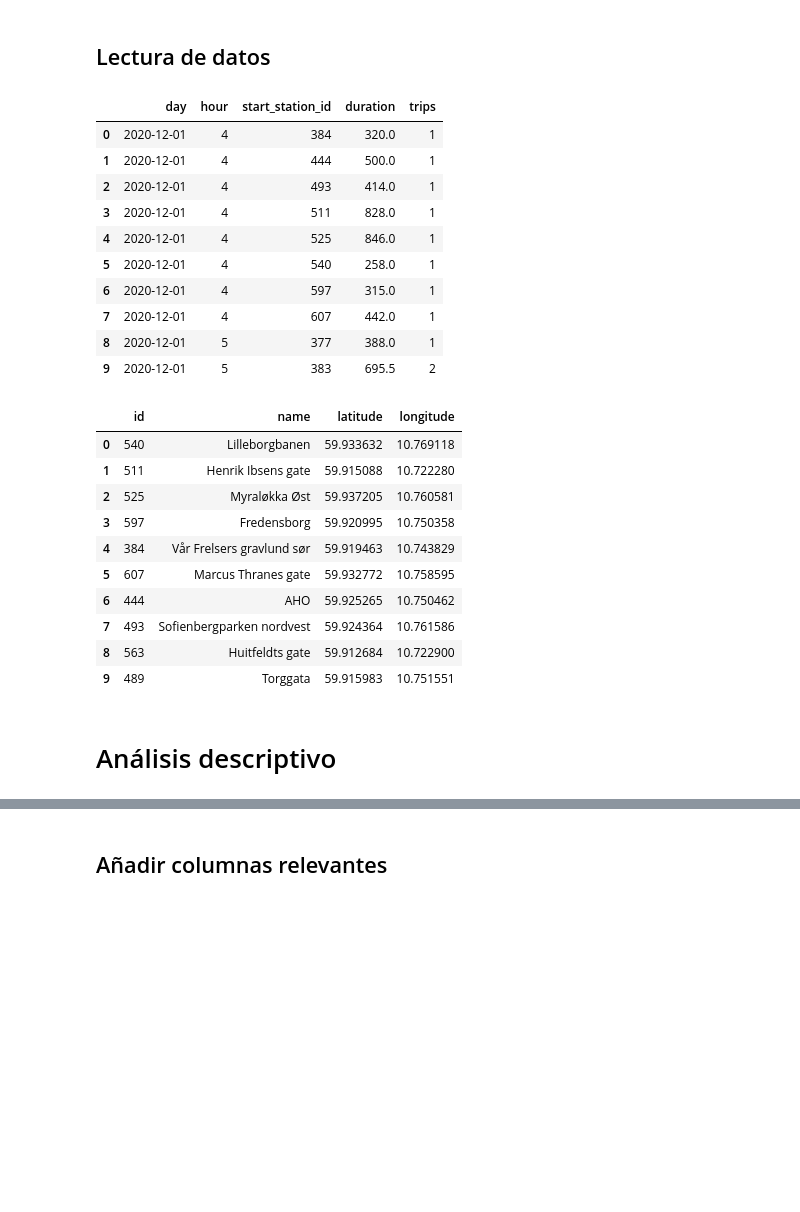
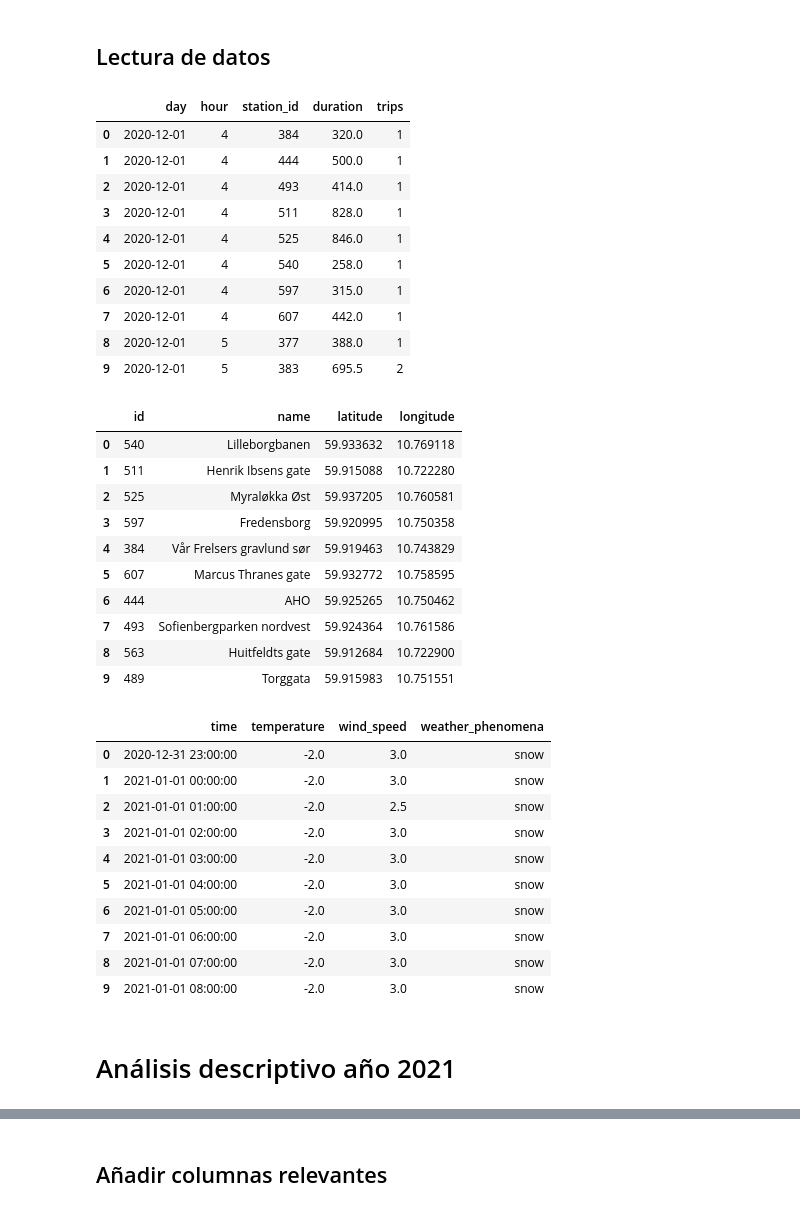
Before and after one commit to jsainero/BSS-Oslo, a Jupyter notebook: TFM.ipynb, the cells around one changed output, grey strips where cells are left out. Drawn from its saved outputs; the diff is of its cells as text; code cells hidden in the pictures; blank space fills up the shorter version.

```diff
--- a/TFM.ipynb
+++ b/TFM.ipynb
@@ -53,3 +70,32 @@ def stations_data(df):
+# %%
+import pytz
+
+def weather_data(filepath):
+
+  df = pd.read_csv(filepath, sep=';', comment='#')
+  df_cleaned = df.iloc[:,[0,1,6,8]]
+  df_cleaned.columns = ['time','temperature','wind_speed', 'weather_phenomena']
+
+  df_cleaned['weather_phenomena'] = df_cleaned['weather_phenomena'].fillna('no phenomena')
+  df_cleaned['weather_phenomena'] = df_cleaned['weather_phenomena'].str.lower()
+  df_cleaned.loc[df_cleaned['weather_phenomena'].str.contains('snow'),'weather_phenomena'] = 'snow'
+  df_cleaned.loc[df_cleaned['weather_phenomena'].str.contains('rain|drizzle|thunderstorm|shower'),'weather_phenomena'] = 'rain'
+  df_cleaned.loc[df_cleaned['weather_phenomena'].str.contains('fog|mist'),'weather_phenomena'] = 'fog'
+
+  df_cleaned['time'] = pd.to_datetime(df_cleaned['time'], format='%d.%m.%Y %H:%M')
+  df_cleaned = df_cleaned.set_index('time')
+  df_cleaned.index = df_cleaned.index.tz_localize('Europe/Oslo', ambiguous='infer', nonexistent='shift_forward').tz_convert(pytz.utc).tz_convert(None)
+  df_cleaned = df_cleaned.reset_index()
+  df_cleaned.time = df_cleaned.time.dt.round('H')
+
+  agg_dict = {
+      'temperature':'mean',
+      'wind_speed':'mean',
+      'weather_phenomena':weather_phenomema_series
+      }
+  df_grouped = df_cleaned.groupby(['time'], as_index=False).agg(agg_dict)
+
+  return df_grouped
 # %% [markdown]
 ## Lectura de datos
 # %%
@@ -64,26 +110,29 @@ def read_monthly_data(filepath):
 # %%
 def read_data(dirpath):
 
-  df_outbounds = pd.DataFrame(columns=['day', 'hour', 'start_station_id', 'duration','trips'])
-  df_inbounds = pd.DataFrame(columns=['day', 'hour', 'end_station_id', 'duration','trips'])
+  df_outbounds = pd.DataFrame(columns=['day', 'hour', 'station_id', 'duration','trips'])
+  df_inbounds = pd.DataFrame(columns=['day', 'hour', 'station_id', 'duration','trips'])
   df_stations = pd.DataFrame(columns=['id', 'name', 'latitude', 'longitude'])
 
-  for year in os.scandir(dirpath):
+  for year in os.scandir(dirpath+'/bike_trips'):
     for month in os.scandir(year):
       monthly_outbounds, monthly_inbounds, monthly_stations = read_monthly_data(month)
       df_outbounds = df_outbounds.append(monthly_outbounds)
       df_inbounds = df_inbounds.append(monthly_inbounds)
       df_stations = df_stations.append(monthly_stations)
 
-  return df_outbounds, df_inbounds, df_stations.drop_duplicates().reset_index(drop=True)
+  df_weather = weather_data(dirpath+'/weather/oslo_weather_20210101_20221031.csv')
+
+  return df_outbounds, df_inbounds, df_stations.drop_duplicates().reset_index(drop=True), df_weather
 # %%
-DATA_DIR = pathlib.Path('data')
+DATA_DIR = 'data'
 
-outbounds, inbounds, stations = read_data(DATA_DIR) #Esto tarda 2 mins
+outbounds, inbounds, stations, weather = read_data(DATA_DIR) #Esto tarda 2 mins
 display(outbounds.head(10))
 display(stations.head(10))
+display(weather.head(10))
 # %% [output]
-|  | day | hour | start_station_id | duration | trips |
+|  | day | hour | station_id | duration | trips |
 | 0 | 2020-12-01 | 4 | 384 | 320.0 | 1 |
 | 1 | 2020-12-01 | 4 | 444 | 500.0 | 1 |
 | 2 | 2020-12-01 | 4 | 493 | 414.0 | 1 |
@@ -105,8 +154,19 @@ display(stations.head(10))
 | 7 | 493 | Sofienbergparken nordvest | 59.924364 | 10.761586 |
 | 8 | 563 | Huitfeldts gate | 59.912684 | 10.722900 |
 | 9 | 489 | Torggata | 59.915983 | 10.751551 |
+|  | time | temperature | wind_speed | weather_phenomena |
+| 0 | 2020-12-31 23:00:00 | -2.0 | 3.0 | snow |
+| 1 | 2021-01-01 00:00:00 | -2.0 | 3.0 | snow |
+| 2 | 2021-01-01 01:00:00 | -2.0 | 2.5 | snow |
+| 3 | 2021-01-01 02:00:00 | -2.0 | 3.0 | snow |
+| 4 | 2021-01-01 03:00:00 | -2.0 | 3.0 | snow |
+| 5 | 2021-01-01 04:00:00 | -2.0 | 3.0 | snow |
+| 6 | 2021-01-01 05:00:00 | -2.0 | 3.0 | snow |
+| 7 | 2021-01-01 06:00:00 | -2.0 | 3.0 | snow |
+| 8 | 2021-01-01 07:00:00 | -2.0 | 3.0 | snow |
+| 9 | 2021-01-01 08:00:00 | -2.0 | 3.0 | snow |
 # %% [markdown]
-# Análisis descriptivo
+# Análisis descriptivo año 2021
 # %% [markdown]
 - Análisis por:
   - [x] hora y día
```
Also changed, not shown: parts of 44 cells of this notebook.
